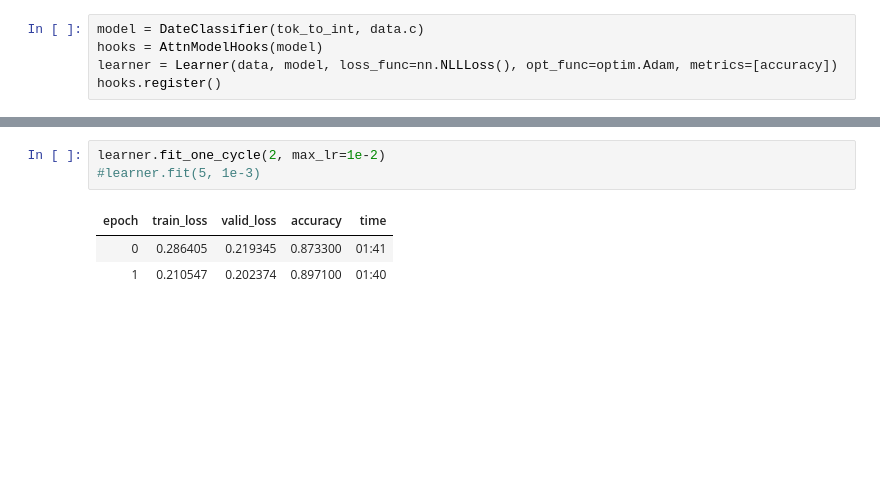
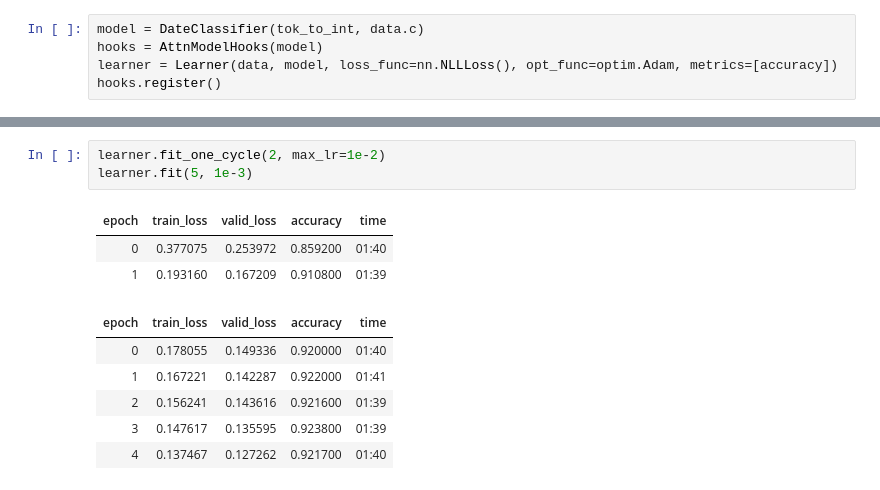
Before and after one commit to mike-a-yen/date-translation, a Jupyter notebook: notebooks/02_transformers.ipynb, the cells around one changed output, grey strips where cells are left out. Saved outputs shown, nothing was run; the diff lists cells and outputs as text; blank space fills up the shorter version.

```diff
--- a/notebooks/02_transformers.ipynb
+++ b/notebooks/02_transformers.ipynb
@@ -456,7 +427,13 @@ KeyboardInterrupt:
 # %%
 learner.fit_one_cycle(2, max_lr=1e-2)
-#learner.fit(5, 1e-3)
+learner.fit(5, 1e-3)
 # %% [output]
 | epoch | train_loss | valid_loss | accuracy | time |
-| 0 | 0.286405 | 0.219345 | 0.873300 | 01:41 |
-| 1 | 0.210547 | 0.202374 | 0.897100 | 01:40 |
+| 0 | 0.377075 | 0.253972 | 0.859200 | 01:40 |
+| 1 | 0.193160 | 0.167209 | 0.910800 | 01:39 |
+| epoch | train_loss | valid_loss | accuracy | time |
+| 0 | 0.178055 | 0.149336 | 0.920000 | 01:40 |
+| 1 | 0.167221 | 0.142287 | 0.922000 | 01:41 |
+| 2 | 0.156241 | 0.143616 | 0.921600 | 01:39 |
+| 3 | 0.147617 | 0.135595 | 0.923800 | 01:39 |
+| 4 | 0.137467 | 0.127262 | 0.921700 | 01:40 |
```
Also changed, not shown: parts of 6 cells of this notebook.
